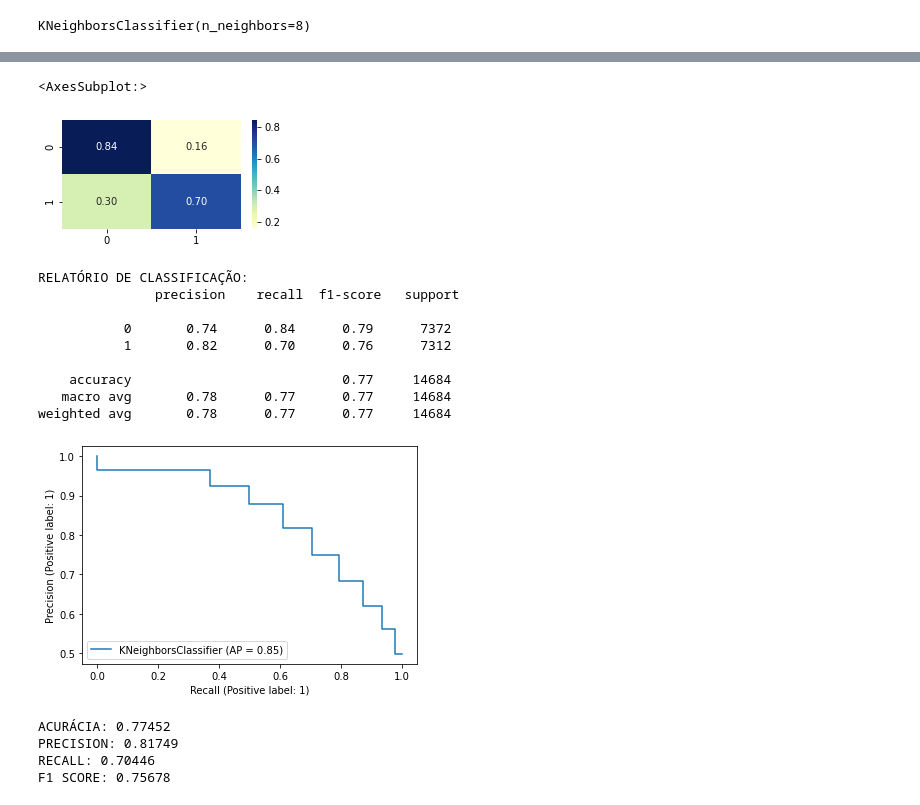
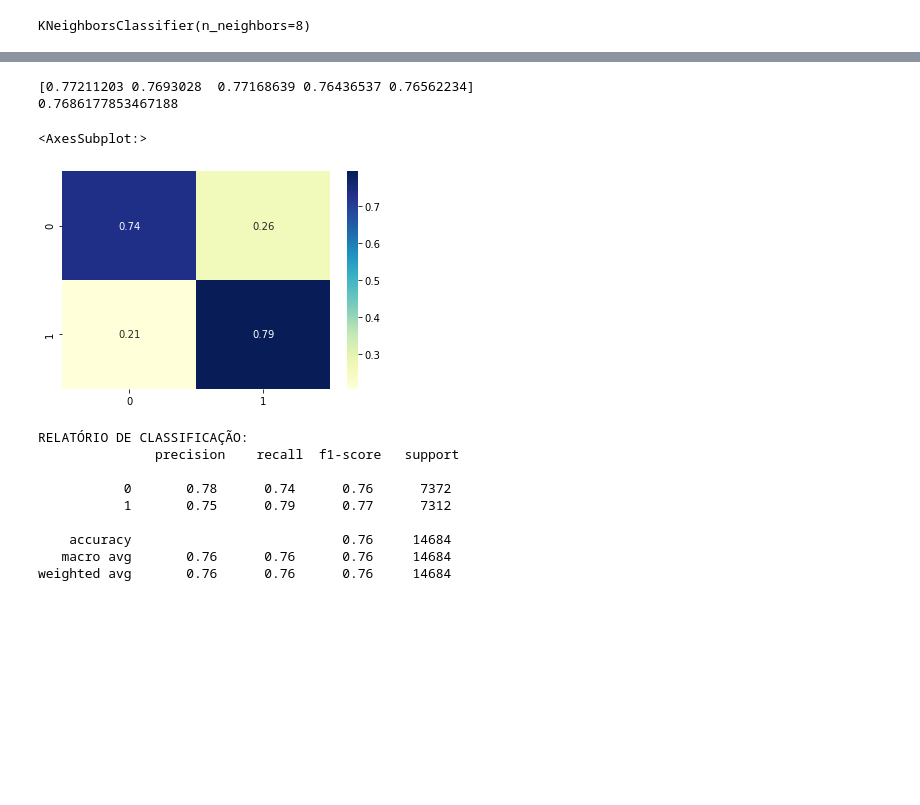
Before and after one commit to AbnerBissolli/Malicious-DNS-Detection, a Jupyter notebook: jupyter-notebooks/[04] [03] Classifier KNN.ipynb, the cells around one changed output, grey strips where cells are left out. Cells and saved outputs as stored; diff of their text form; code cells hidden in the pictures; blank space fills up the shorter version.

```diff
--- a/jupyter-notebooks/[04] [03] Classifier KNN.ipynb
+++ b/jupyter-notebooks/[04] [03] Classifier KNN.ipynb
@@ -6,7 +21,7 @@ import seaborn as sns
 # %%
 # CARREGA DATASET
-df_train = pd.read_csv('../Dataset/Train/train.csv', engine='python', sep=',')
-df_test = pd.read_csv('../Dataset/Train/test.csv', engine='python', sep=',')
+df_train = pd.read_csv('C:\\Users\\Michele\\Desktop\\Maliciou\\Dataset\\Train\\train.csv', engine='python', sep=',')
+df_test = pd.read_csv('C:\\Users\\Michele\\Desktop\Maliciou\\Dataset\\Test\\test.csv', engine='python', sep=',')
 # %%
 # DADOS DE TREINAMENTO E TESTE
 
@@ -30,47 +62,43 @@ KNeighborsClassifier(n_neighbors=8)
 # %%
 # PREVENDO VALORES DE Y PARA OS DADOS DE TESTE (X_test)
 y_pred = classifier.predict(X_test)
+# %%
+#CROSS VALIDATION
+results = cross_val_score(classifier, X_train, y_train, cv=5, scoring="accuracy")
+
+# imprime acuracia para cada um dos 5 fold
+print(results)
+# imprime media
+print(np.mean(results))
+# %% [output]
+[0.77211203 0.7693028  0.77168639 0.76436537 0.76562234]
+0.7686177853467188
+# %%
+# LIMIAR DA CLASSIFICAÇÃO
+
+threshold = 0.4
+y_scores = classifier.predict_proba(X_test)[:, 1]
+y_pred = [round(i - threshold + 0.5) for i in y_scores]
 # %%
-# IMPORTANDO PARA VALIDAÇÃO DO MODELO
-from sklearn.metrics import classification_report, confusion_matrix, accuracy_score
-from sklearn.metrics import precision_score, recall_score, f1_score
-from sklearn.metrics import precision_recall_curve
-from sklearn.metrics import plot_precision_recall_curve
+# MATRIZ DE CONFUSÃO
 
-# MATRIZ DE CONFUSÃO
-y_pred = classifier.predict(X_test)
 cm = confusion_matrix(y_test, y_pred, normalize='true')
-
-fig, ax = plt.subplots(figsize=(4,2))
+fig, ax = plt.subplots(figsize=(6,4))
 sns.heatmap(cm, cmap="YlGnBu", annot=True, fmt=".2f")
 # %% [output]
 <AxesSubplot:>
-[figure, old version]
+[figure, new version]
 # %%
 # RELATÓRIO DE CLASSIFICAÇÃO
 print("RELATÓRIO DE CLASSIFICAÇÃO: \n", classification_report(y_test, y_pred))
 cr = classification_report(y_test, y_pred, labels=[0,1], output_dict=True)
-
-# PRECISION X RECALL
-disp = plot_precision_recall_curve(classifier, X_test, y_test)
 # %% [output]
 RELATÓRIO DE CLASSIFICAÇÃO:
                precision    recall  f1-score   support
 
-           0       0.74      0.84      0.79      7372
-           1       0.82      0.70      0.76      7312
+           0       0.78      0.74      0.76      7372
+           1       0.75      0.79      0.77      7312
 
-    accuracy                           0.77     14684
-   macro avg       0.78      0.77      0.77     14684
-weighted avg       0.78      0.77      0.77     14684
+    accuracy                           0.76     14684
+   macro avg       0.76      0.76      0.76     14684
+weighted avg       0.76      0.76      0.76     14684
-[figure, removed]
-# %%
-print('ACURÁCIA: %.5f' % accuracy_score(y_test, y_pred))
-print('PRECISION: %.5f' % precision_score(y_test, y_pred))
-print('RECALL: %.5f' % recall_score(y_test, y_pred))
-print('F1 SCORE: %.5f' % f1_score(y_test, y_pred))
-# %% [output]
-ACURÁCIA: 0.77452
-PRECISION: 0.81749
-RECALL: 0.70446
-F1 SCORE: 0.75678
```
Also changed, not shown: parts of 16 cells of this notebook.
